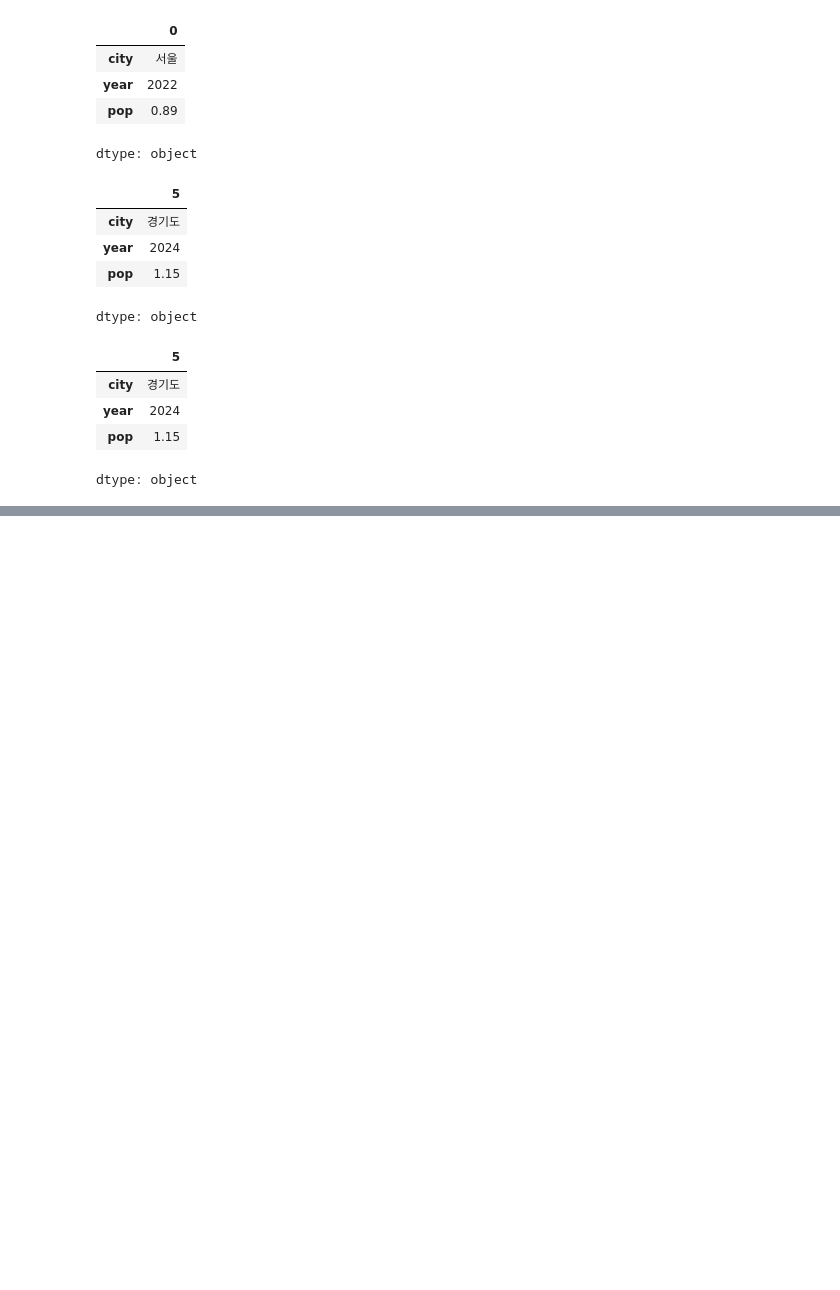
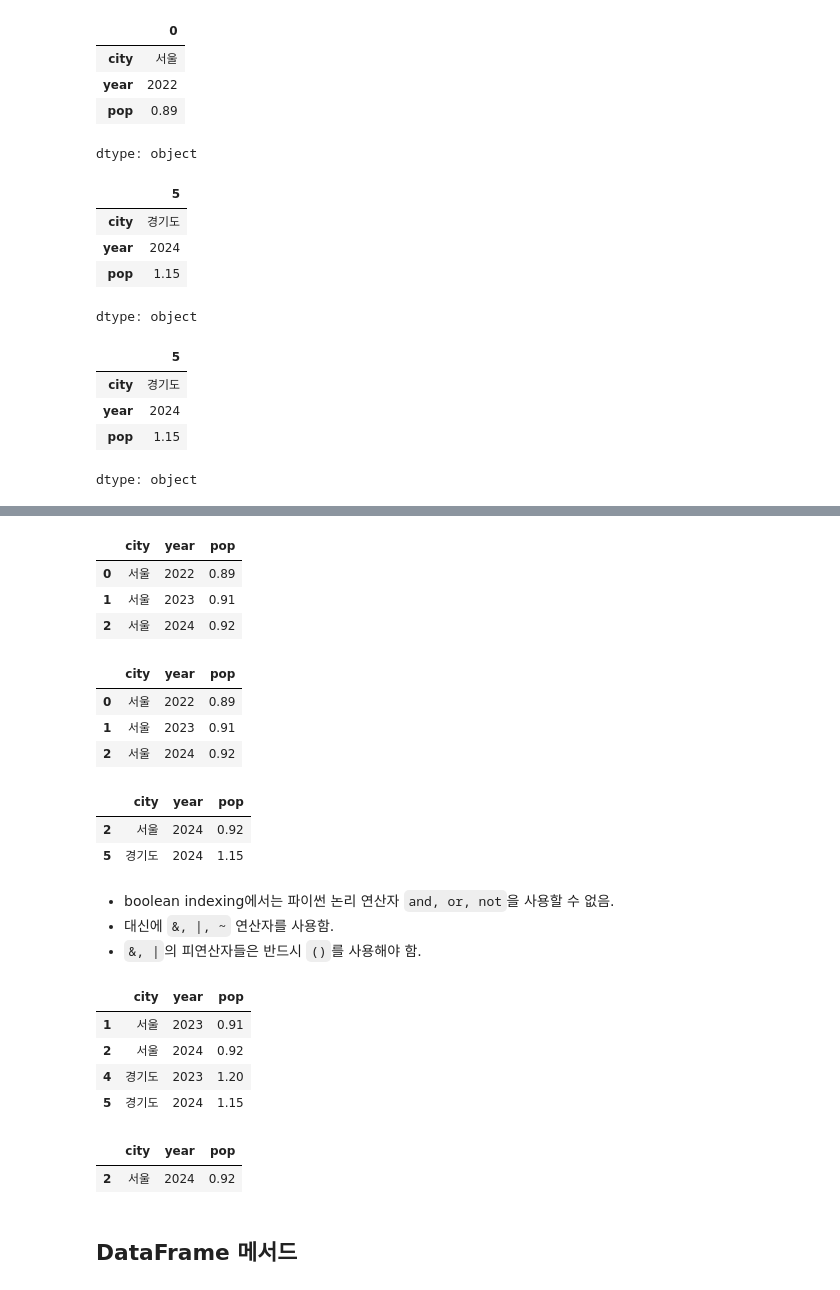
Before and after one commit to JakeOh/202511_BD53, a Jupyter notebook: lab_python/da02_pandas.ipynb, the cells around one changed output, grey strips where cells are left out. Saved outputs shown, nothing was run; the diff lists cells and outputs as text; code cells hidden in the pictures; blank space fills up the shorter version.

Commit message:
DataFrame boolean indexing. 메서드.

```diff
--- a/lab_python/da02_pandas.ipynb
+++ b/lab_python/da02_pandas.ipynb
@@ -406,0 +474,42 @@ dtype: object
+# %%
+df.loc[df.city == '서울']
+# %% [output]
+|  | city | year | pop |
+| 0 | 서울 | 2022 | 0.89 |
+| 1 | 서울 | 2023 | 0.91 |
+| 2 | 서울 | 2024 | 0.92 |
+# %%
+df[df.city == '서울']
+# %% [output]
+|  | city | year | pop |
+| 0 | 서울 | 2022 | 0.89 |
+| 1 | 서울 | 2023 | 0.91 |
+| 2 | 서울 | 2024 | 0.92 |
+# %%
+df[df.year == 2024]  # 2024년 행만 선택
+# %% [output]
+|  | city | year | pop |
+| 2 | 서울 | 2024 | 0.92 |
+| 5 | 경기도 | 2024 | 1.15 |
+# %% [markdown]
+
+*   boolean indexing에서는 파이썬 논리 연산자 `and, or, not`을 사용할 수 없음.
+*   대신에 `&, |, ~` 연산자를 사용함.
+*   `&, |`의 피연산자들은 반드시 `()`를 사용해야 함.
+# %%
+# year 컬럼의 값이 2023 또는 2024인 행을 선택.
+df[(df.year == 2023) | (df.year == 2024)]
+# %% [output]
+|  | city | year | pop |
+| 1 | 서울 | 2023 | 0.91 |
+| 2 | 서울 | 2024 | 0.92 |
+| 4 | 경기도 | 2023 | 1.20 |
+| 5 | 경기도 | 2024 | 1.15 |
+# %%
+# 서울 2024년 자료
+df[(df.city == '서울') & (df.year == 2024)]
+# %% [output]
+|  | city | year | pop |
+| 2 | 서울 | 2024 | 0.92 |
+# %% [markdown]
+## DataFrame 메서드
```
Also changed, not shown: parts of 20 cells of this notebook.
